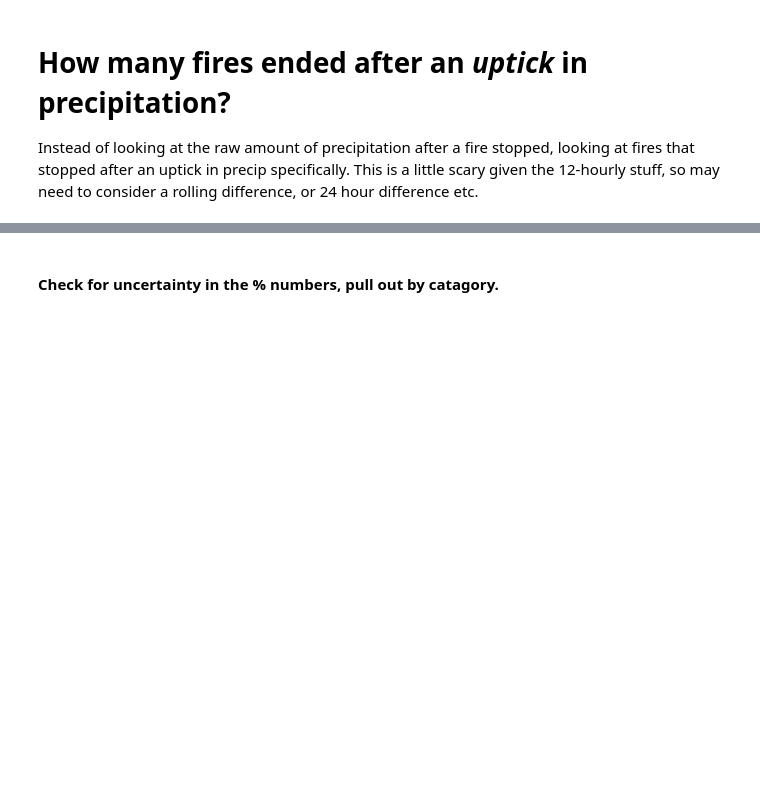
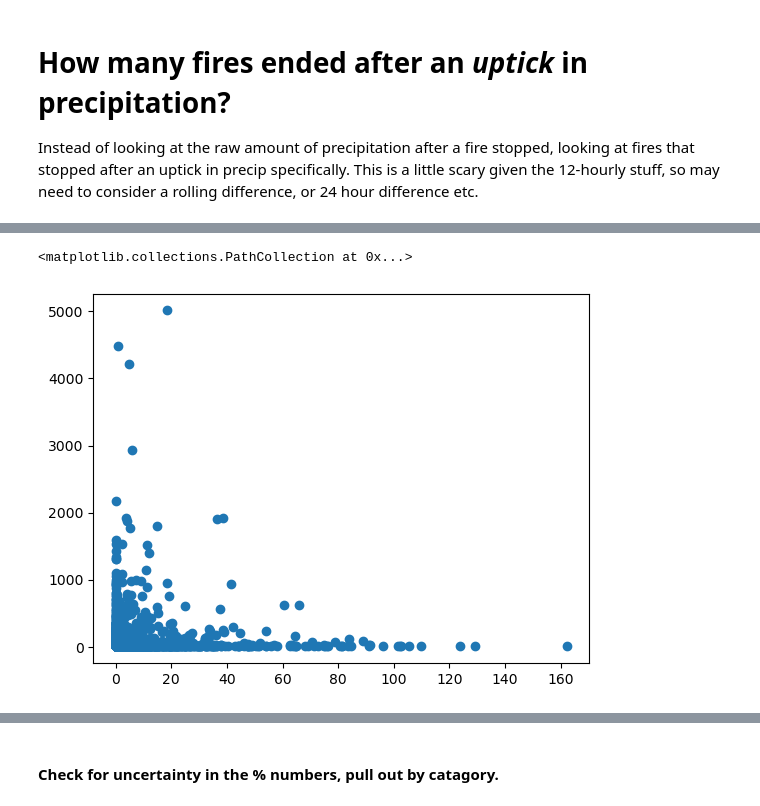
Before and after one commit to mccabete/precip, a Jupyter notebook: precip_stopping_hh.ipynb, the cells around one changed output, grey strips where cells are left out. Drawn from its saved outputs; the diff is of its cells as text; code cells hidden in the pictures; blank space fills up the shorter version.

```diff
--- a/precip_stopping_hh.ipynb
+++ b/precip_stopping_hh.ipynb
@@ -199,6 +296,8 @@ print(f"{len(fires.loc[post_fire_mask & (fires.precip_diff > 0),:].precip_diff)
 # %%
-# Of the positives, what was the range in precipitation values?
+#plt.scatter(fires.loc[post_fire_mask & (fires.precip_diff > 0),:].precip_diff, fires.loc[post_fire_mask & (fires.precip_diff > 0),:].farea)  ## There is, but it's not very informative becasue it's basically the same as farea diff
+final_time = fires.t == fires.end_time
 
-fires.loc[post_fire_mask & (fires.precip_diff > 0),:].precip_diff.hist() # I would love to match this to final fire size. I bet there is is trade off!
-
-print(fires.loc[post_fire_mask & (fires.precip_diff > 0),:].precip_diff.min())
+plt.scatter(fires[post_fire_mask].precipitation, fires[post_fire_mask].farea)
+# %% [output]
+<matplotlib.collections.PathCollection at 0x...>
+[figure, added]
```
Also changed, not shown: parts of 33 cells of this notebook.
